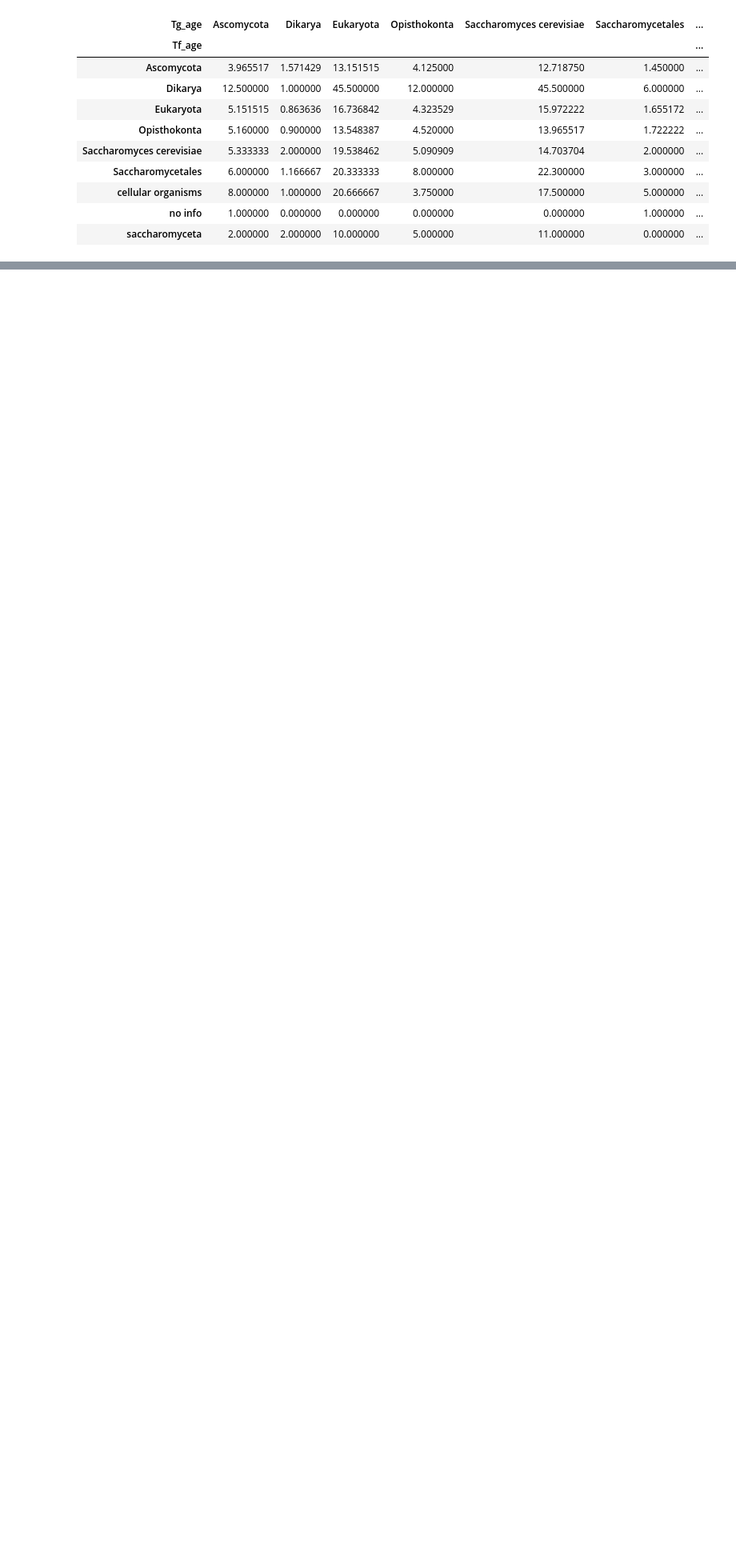
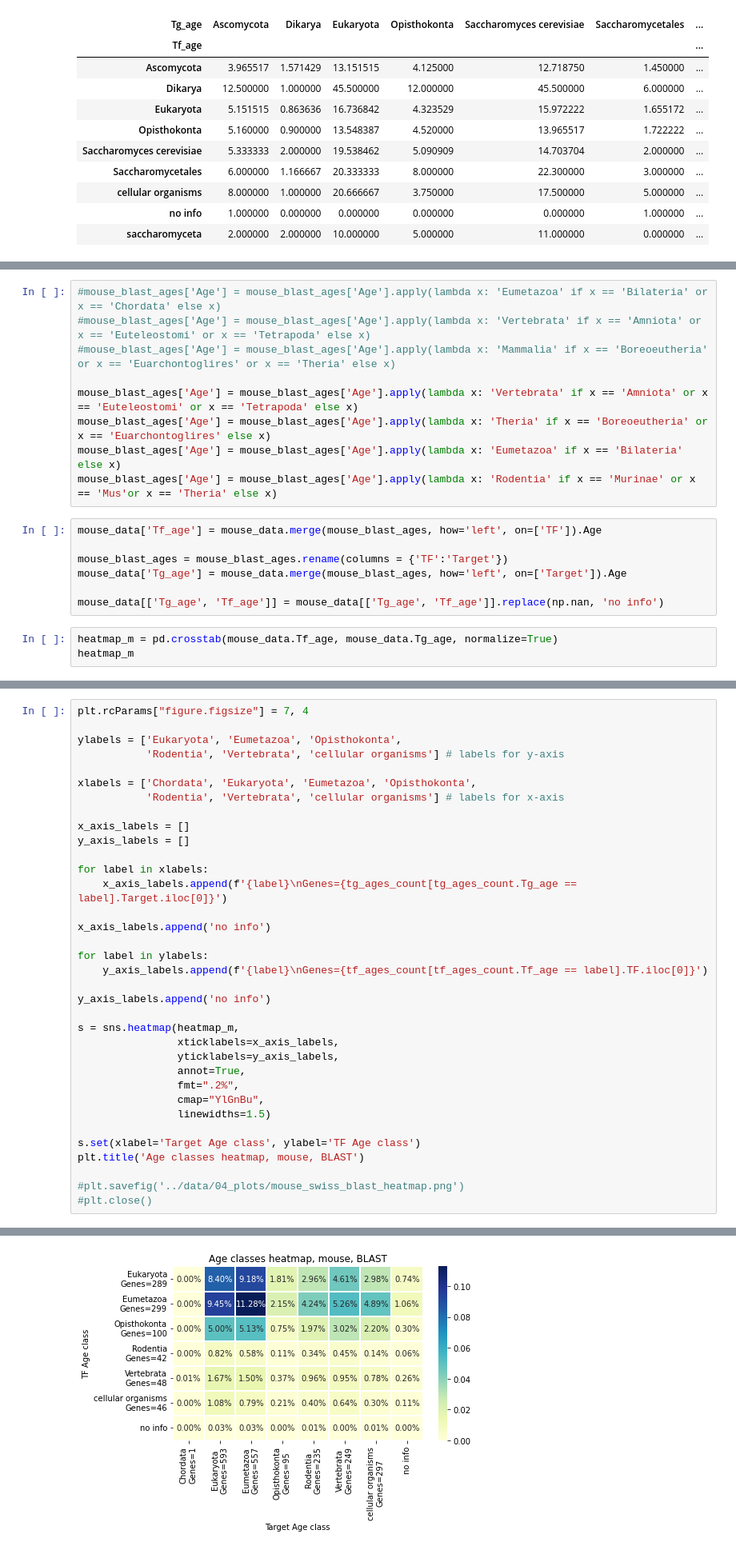
Before and after one commit to Freddsle/age_patterns, a Jupyter notebook: code/06_BLAST_SwissTree.ipynb, the cells around one changed output, grey strips where cells are left out. Shown at 80% size. Cells and saved outputs as stored; diff of their text form; blank space fills up the shorter version.

Commit message:
go heatmaps created for mouse and human genes

```diff
--- a/code/06_BLAST_SwissTree.ipynb
+++ b/code/06_BLAST_SwissTree.ipynb
@@ -465,0 +945,19 @@ Text(0.5, 1.0, 'TG/TF heatmap, yeast')
+# %%
+#mouse_blast_ages['Age'] = mouse_blast_ages['Age'].apply(lambda x: 'Eumetazoa' if x == 'Bilateria' or x == 'Chordata' else x)
+#mouse_blast_ages['Age'] = mouse_blast_ages['Age'].apply(lambda x: 'Vertebrata' if x == 'Amniota' or x == 'Euteleostomi' or x == 'Tetrapoda' else x)
+#mouse_blast_ages['Age'] = mouse_blast_ages['Age'].apply(lambda x: 'Mammalia' if x == 'Boreoeutheria' or x == 'Euarchontoglires' or x == 'Theria' else x)
+
+mouse_blast_ages['Age'] = mouse_blast_ages['Age'].apply(lambda x: 'Vertebrata' if x == 'Amniota' or x == 'Euteleostomi' or x == 'Tetrapoda' else x)
+mouse_blast_ages['Age'] = mouse_blast_ages['Age'].apply(lambda x: 'Theria' if x == 'Boreoeutheria' or x == 'Euarchontoglires' else x)
+mouse_blast_ages['Age'] = mouse_blast_ages['Age'].apply(lambda x: 'Eumetazoa' if x == 'Bilateria' else x)
+mouse_blast_ages['Age'] = mouse_blast_ages['Age'].apply(lambda x: 'Rodentia' if x == 'Murinae' or x == 'Mus'or x == 'Theria' else x)
+# %%
+mouse_data['Tf_age'] = mouse_data.merge(mouse_blast_ages, how='left', on=['TF']).Age
+
+mouse_blast_ages = mouse_blast_ages.rename(columns = {'TF':'Target'})
+mouse_data['Tg_age'] = mouse_data.merge(mouse_blast_ages, how='left', on=['Target']).Age
+
+mouse_data[['Tg_age', 'Tf_age']] = mouse_data[['Tg_age', 'Tf_age']].replace(np.nan, 'no info')
+# %%
+heatmap_m = pd.crosstab(mouse_data.Tf_age, mouse_data.Tg_age, normalize=True)
+heatmap_m
@@ -465,0 +983,36 @@ Text(0.5, 1.0, 'TG/TF heatmap, yeast')
+# %%
+plt.rcParams["figure.figsize"] = 7, 4
+
+ylabels = ['Eukaryota', 'Eumetazoa', 'Opisthokonta',
+           'Rodentia', 'Vertebrata', 'cellular organisms'] # labels for y-axis
+
+xlabels = ['Chordata', 'Eukaryota', 'Eumetazoa', 'Opisthokonta',
+           'Rodentia', 'Vertebrata', 'cellular organisms'] # labels for x-axis
+
+x_axis_labels = []
+y_axis_labels = []
+
+for label in xlabels:
+    x_axis_labels.append(f'{label}\nGenes={tg_ages_count[tg_ages_count.Tg_age == label].Target.iloc[0]}')
+
+x_axis_labels.append('no info')
+
+for label in ylabels:
+    y_axis_labels.append(f'{label}\nGenes={tf_ages_count[tf_ages_count.Tf_age == label].TF.iloc[0]}')
+
+y_axis_labels.append('no info')
+
+s = sns.heatmap(heatmap_m,
+                xticklabels=x_axis_labels,
+                yticklabels=y_axis_labels,
+                annot=True,
+                fmt=".2%",
+                cmap="YlGnBu",
+                linewidths=1.5)
+
+s.set(xlabel='Target Age class', ylabel='TF Age class')
+plt.title('Age classes heatmap, mouse, BLAST')
+
+#plt.savefig('../data/04_plots/mouse_swiss_blast_heatmap.png')
+#plt.close()
+# %% [output]
@@ -465,0 +1020 @@ Text(0.5, 1.0, 'TG/TF heatmap, yeast')
+[figure, added]
```
Also changed, not shown: parts of 79 cells of this notebook, 37 other files.
